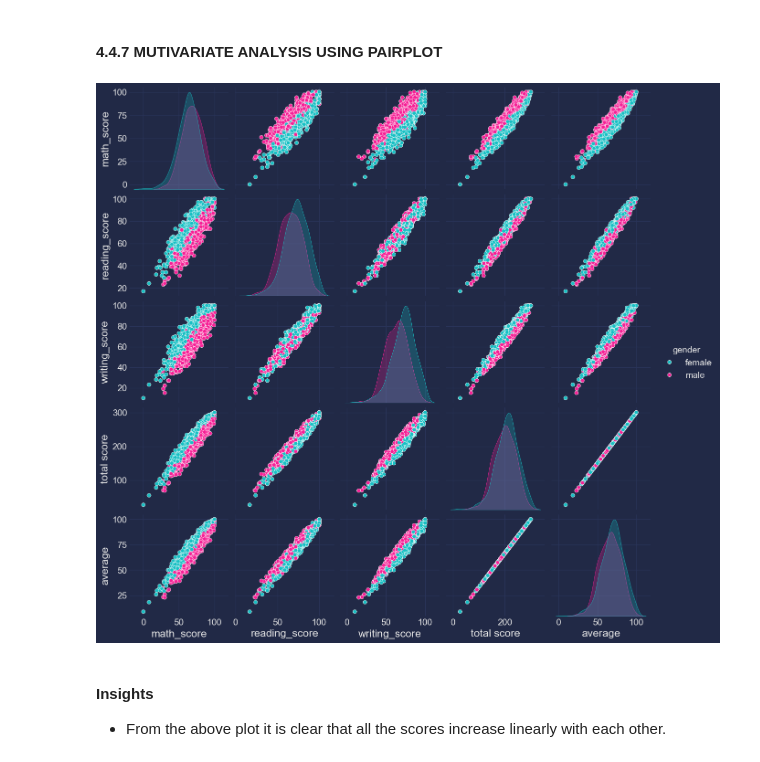
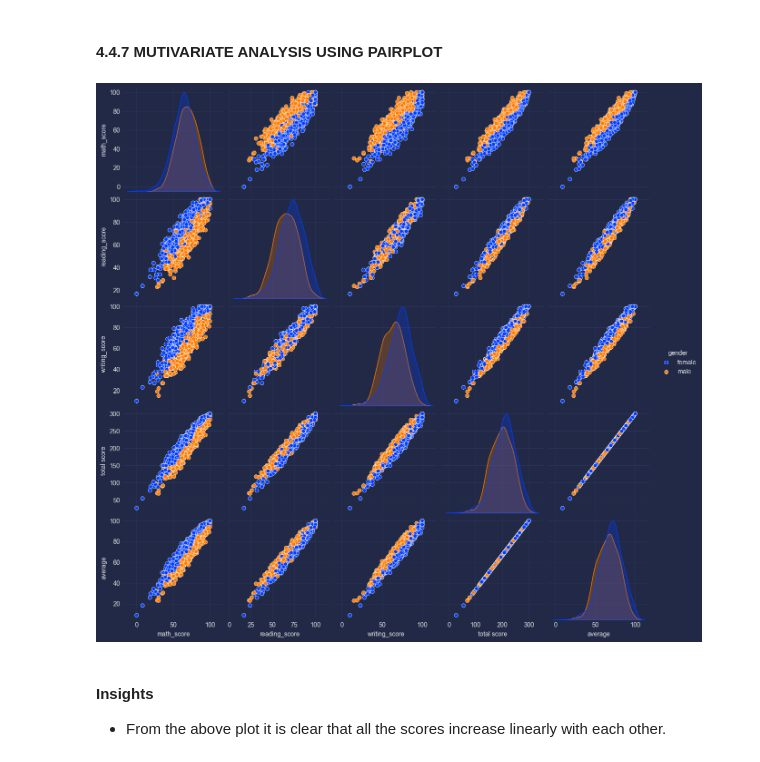
Before and after one commit to eyaya/ml_end_to_end_CICD_project, a Jupyter notebook: notebook/1 . EDA STUDENT PERFORMANCE .ipynb, the cells around one changed output. Saved outputs shown, nothing was run; the diff lists cells and outputs as text; code cells hidden in the pictures.

```diff
--- a/notebook/1 . EDA STUDENT PERFORMANCE .ipynb
+++ b/notebook/1 . EDA STUDENT PERFORMANCE .ipynb
@@ -615,10 +615,10 @@ plt.show()
 # %% [markdown]
 #### 4.4.7 MUTIVARIATE ANALYSIS USING PAIRPLOT
 # %%
-sns.pairplot(df,hue = 'gender')
+sns.pairplot(df,palette = 'bright',hue = 'gender')
 plt.show()
 # %% [output]
-[figure, old version]
+[figure, new version]
 # %% [markdown]
 #### Insights
 - From the above plot it is clear that all the scores increase linearly with each other.
```
Also changed, not shown: parts of 6 cells of this notebook, 8 other files.
